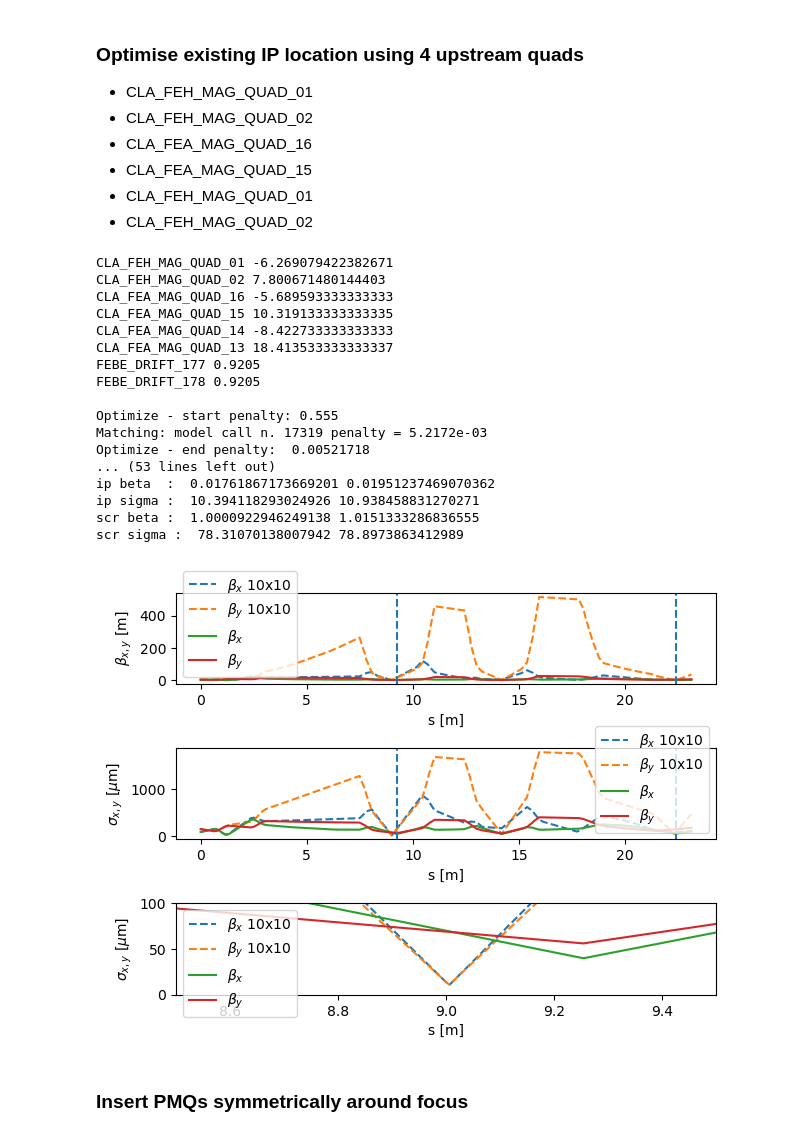
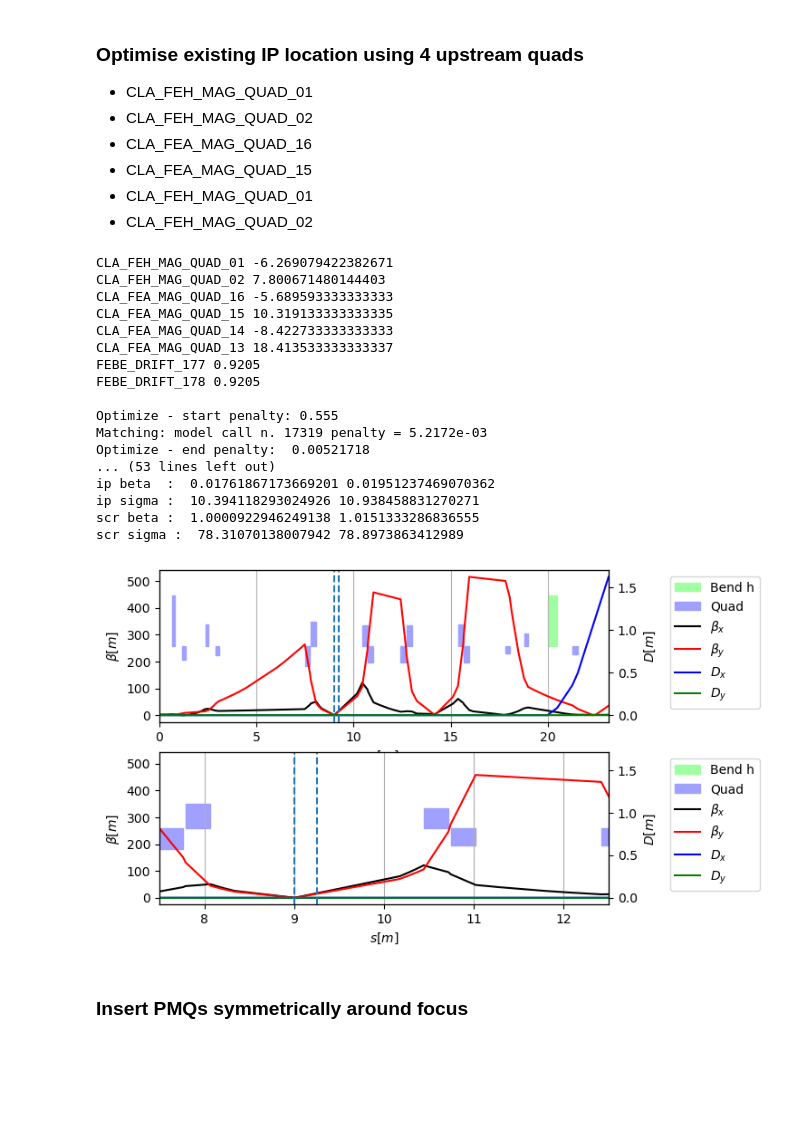
Before and after one commit to stewartboogert/pyclara, a Jupyter notebook: Notebooks/PMQ_XSuite.ipynb, the cells around one changed output. Saved outputs shown, nothing was run; the diff lists cells and outputs as text; code cells hidden in the pictures; blank space fills up the shorter version.

Commit message:
Tidy plotting

```diff
--- a/Notebooks/PMQ_XSuite.ipynb
+++ b/Notebooks/PMQ_XSuite.ipynb
@@ -97,6 +97,14 @@ t = xsuite_twiss['xtrack_twiss']
 t0 = xsuite_twiss['xtrack_twiss0']
 t0d = xsuite_twiss['dict_twiss0']
 p = xsuite_twiss['xtrack_particles']
+
+# indices of ip and screen
+ip_idx = (t_emq['name'] == "CLA_FEC1_SIM_FOCUS_01")
+scr_idx = (t_emq['name'] == "CLA_FED_DIA_SCR_02")
+
+# s location of IP
+ip_s_orig = t['s'][ip_idx][0]
+scr_s = t['s'][scr_idx][0]
 
 fec1_length = l.get('FEBE_DRIFT_177.L') + l.get('FEBE_DRIFT_178.L')
 e['fec1_length'] = fec1_length
@@ -164,13 +172,29 @@ print('CLA_FED_MAG_QUAD_01',l.get('CLA_FED_MAG_QUAD_01.K1'))
 print('CLA_FED_MAG_QUAD_02',l.get('CLA_FED_MAG_QUAD_02.K1'))
 print('CLA_FED_MAG_QUAD_03',l.get('CLA_FED_MAG_QUAD_03.K1'))
 
+t_emq = l.twiss(method="4d",init=t0)
 
-t_emq = l.twiss(method="4d",init=t0)
+# s location of IP
+ip_s = t_emq['s'][ip_idx][0]
 
 epsilon_n = 3e-6
 gamma = 250/0.511
 epsilon = epsilon_n/gamma
 
+ax = plt.subplot(2,1,1)
+t_emq.plot(ax=ax)
+plt.axvline(ip_s,ls="--")
+plt.axvline(ip_s_orig,ls="--")
+
+ax = plt.subplot(2,1,2)
+t_emq.plot(ax=ax)
+plt.axvline(ip_s,ls="--")
+plt.axvline(ip_s_orig,ls="--")
+plt.xlim(7.5,12.5)
+
+plt.savefig("./EMQ_Xsuite.jpg")
+
+'''
 plt.subplot(3,1,1)
 plt.plot(t_emq['s'],t_emq['betx'],"--", label="$\\beta_x$ 10x10")
 plt.plot(t_emq['s'],t_emq['bety'],"--", label="$\\beta_y$ 10x10")
@@ -207,42 +231,37 @@ plt.legend()
 plt.tight_layout()
 
 plt.savefig("./EMQ_Xsuite.jpg")
+'''
 
-# s location of IP
-ip_idx = (t_emq['name'] == "CLA_FEC1_SIM_FOCUS_01")
-scr_idx = (t_emq['name'] == "CLA_FED_DIA_SCR_02")
-
-ip_s = t_emq['s'][ip_idx][0]
-scr_s = t_emq['s'][scr_idx][0]
 
 ip_betx = t_emq['betx'][ip_idx][0]
 ip_bety = t_emq['bety'][ip_idx][0]
 scr_betx = t_emq['betx'][scr_idx][0]
 scr_bety = t_emq['bety'][scr_idx][0]
 
 print("ip beta  : ", ip_betx, ip_bety)
 print("ip sigma : ", np.sqrt(epsilon*ip_betx)/1e-6, np.sqrt(epsilon*ip_bety)/1e-6)
 print("scr beta : ",scr_betx, scr_bety)
 print("scr sigma : ", np.sqrt(epsilon*scr_betx)/1e-6, np.sqrt(epsilon*scr_bety)/1e-6)
 # %% [output]
 CLA_FEH_MAG_QUAD_01 -6.269079422382671
 CLA_FEH_MAG_QUAD_02 7.800671480144403
 CLA_FEA_MAG_QUAD_16 -5.689593333333333
 CLA_FEA_MAG_QUAD_15 10.319133333333335
 CLA_FEA_MAG_QUAD_14 -8.422733333333333
 CLA_FEA_MAG_QUAD_13 18.413533333333337
 FEBE_DRIFT_177 0.9205
 FEBE_DRIFT_178 0.9205
 
 Optimize - start penalty: 0.555
 Matching: model call n. 17319 penalty = 5.2172e-03
 Optimize - end penalty:  0.00521718
 ... (53 lines left out)
 ip beta  :  0.01761867173669201 0.01951237469070362
 ip sigma :  10.394118293024926 10.938458831270271
 scr beta :  1.0000922946249138 1.0151333286836555
 scr sigma :  78.31070138007942 78.8973863412989
-[figure, old version]
+[figure, new version]
 # %% [markdown]
 ### Insert PMQs symmetrically around focus
 # %%
```
Also changed, not shown: parts of 1 cell of this notebook.
